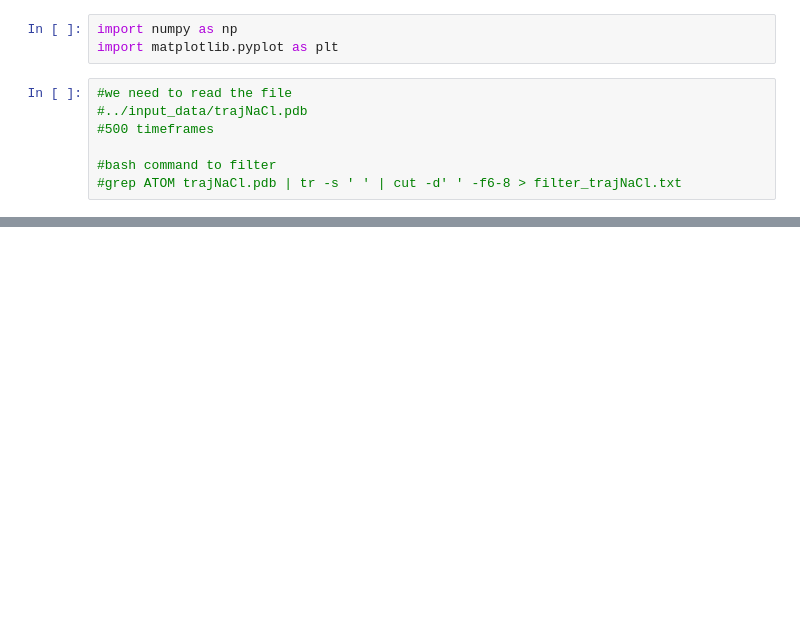
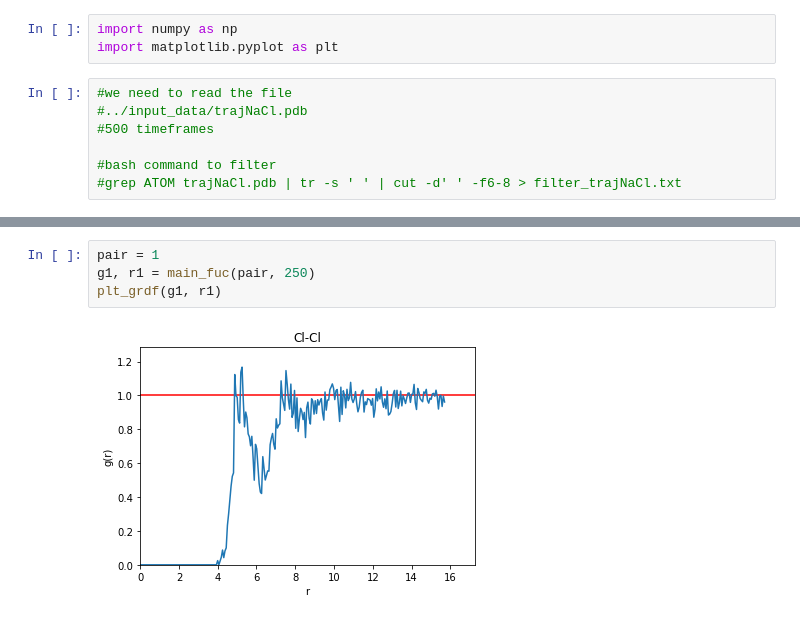
Before and after one commit to iasonq/lab-comphys-statmech-2, a Jupyter notebook: rdf.ipynb, the cells around one changed output, grey strips where cells are left out. Saved outputs shown, nothing was run; the diff lists cells and outputs as text; blank space fills up the shorter version.

```diff
--- a/rdf.ipynb
+++ b/rdf.ipynb
@@ -89,0 +116,6 @@ plt.ylim( (0, np.max(g)*1.1) )
+# %%
+pair = 1
+g1, r1 = main_fuc(pair, 250)
+plt_grdf(g1, r1)
+# %% [output]
+[figure, added]
```
Also changed, not shown: parts of 15 cells of this notebook, 3 other files.
